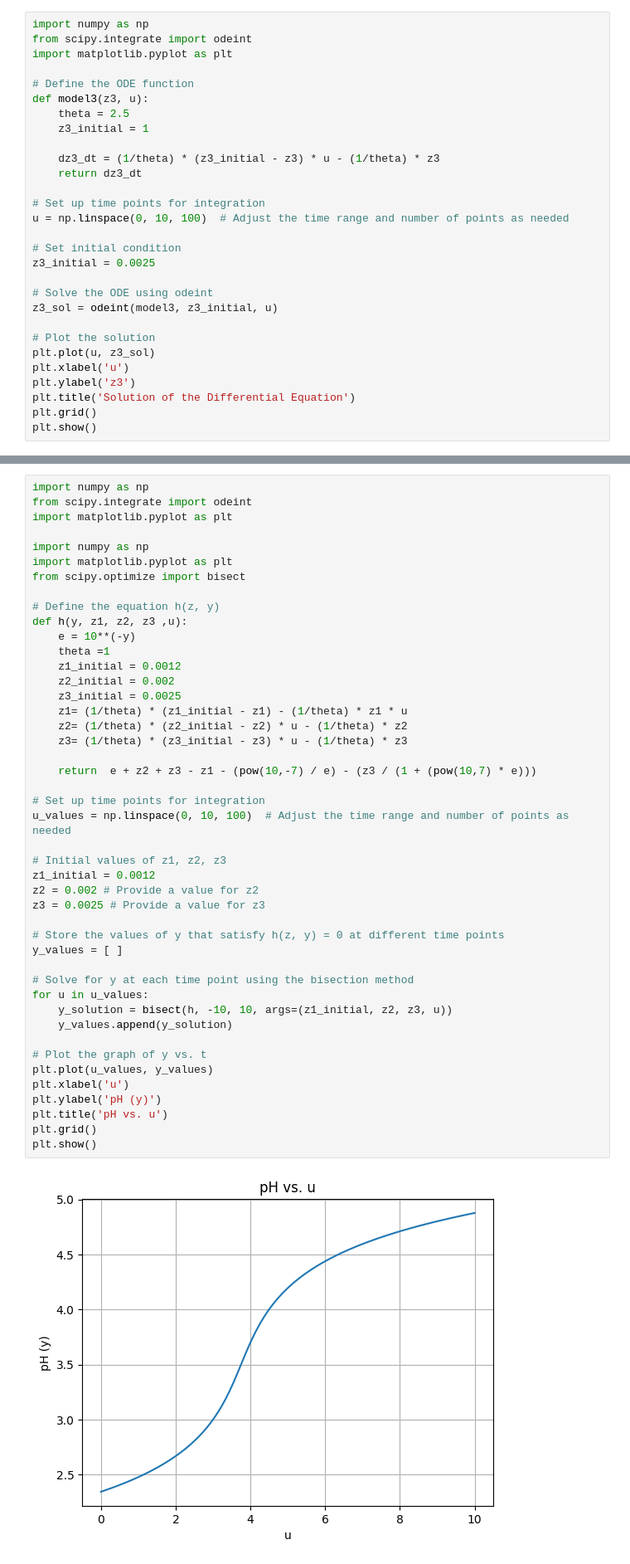
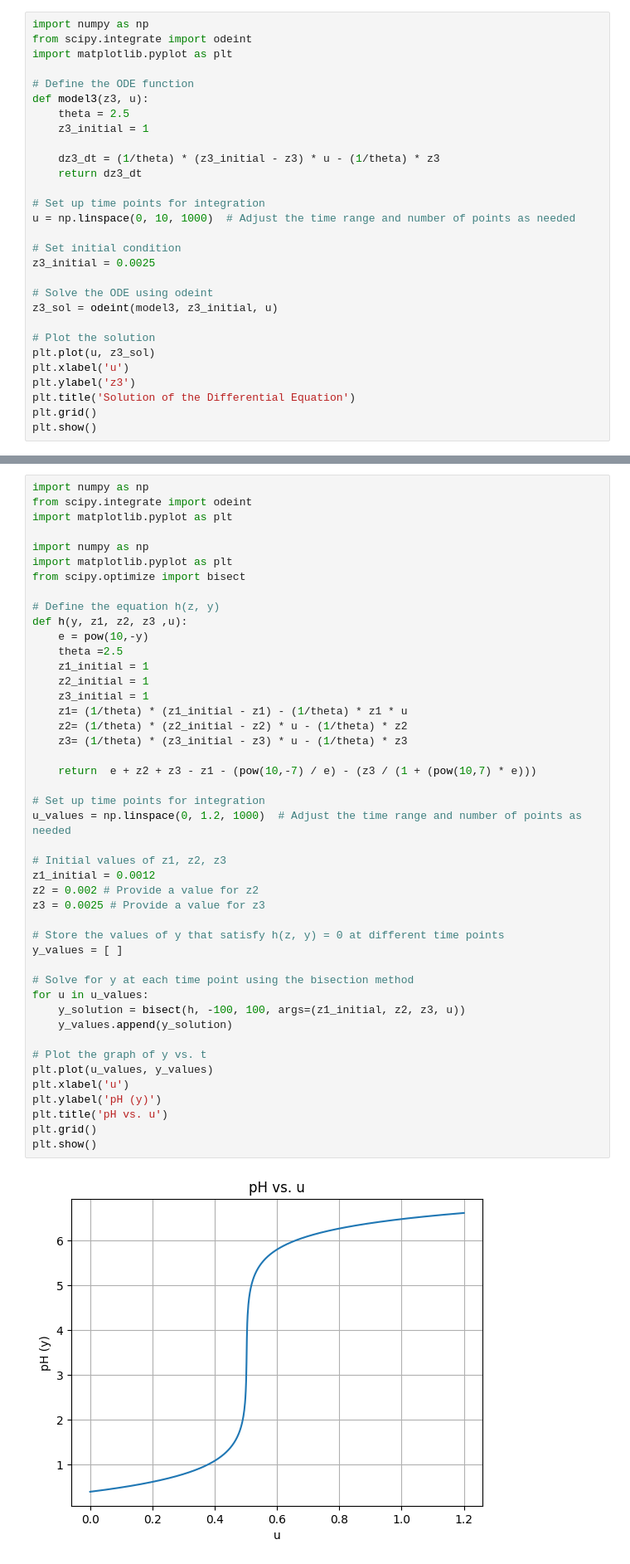
Before and after one commit to ypahaly/Linear-Model-Predictive-Control, a Jupyter notebook: neutralization.ipynb, the cells around one changed output, grey strips where cells are left out. Shown at 83% size. Cells and saved outputs as stored; diff of their text form.

```diff
--- a/neutralization.ipynb
+++ b/neutralization.ipynb
@@ -75,7 +77,7 @@ def model3(z3, u):
     return dz3_dt
 
 # Set up time points for integration
-u = np.linspace(0, 10, 100)  # Adjust the time range and number of points as needed
+u = np.linspace(0, 10, 1000)  # Adjust the time range and number of points as needed
 
 # Set initial condition
 z3_initial = 0.0025
@@ -103,39 +105,39 @@ from scipy.optimize import bisect
 
 # Define the equation h(z, y)
 def h(y, z1, z2, z3 ,u):
-    e = 10**(-y)
-    theta =1
-    z1_initial = 0.0012
-    z2_initial = 0.002
-    z3_initial = 0.0025
+    e = pow(10,-y)
+    theta =2.5
+    z1_initial = 1
+    z2_initial = 1
+    z3_initial = 1
     z1= (1/theta) * (z1_initial - z1) - (1/theta) * z1 * u
     z2= (1/theta) * (z2_initial - z2) * u - (1/theta) * z2
     z3= (1/theta) * (z3_initial - z3) * u - (1/theta) * z3
 
     return  e + z2 + z3 - z1 - (pow(10,-7) / e) - (z3 / (1 + (pow(10,7) * e)))
 
 # Set up time points for integration
-u_values = np.linspace(0, 10, 100)  # Adjust the time range and number of points as needed
+u_values = np.linspace(0, 1.2, 1000)  # Adjust the time range and number of points as needed
 
 # Initial values of z1, z2, z3
 z1_initial = 0.0012
 z2 = 0.002 # Provide a value for z2
 z3 = 0.0025 # Provide a value for z3
 
 # Store the values of y that satisfy h(z, y) = 0 at different time points
 y_values = [ ]
 
 # Solve for y at each time point using the bisection method
 for u in u_values:
-    y_solution = bisect(h, -10, 10, args=(z1_initial, z2, z3, u))
+    y_solution = bisect(h, -100, 100, args=(z1_initial, z2, z3, u))
     y_values.append(y_solution)
 
 # Plot the graph of y vs. t
 plt.plot(u_values, y_values)
 plt.xlabel('u')
 plt.ylabel('pH (y)')
 plt.title('pH vs. u')
 plt.grid()
 plt.show()
 # %% [output]
-[figure, old version]
+[figure, new version]
```
Also changed, not shown: parts of 1 cell of this notebook.
